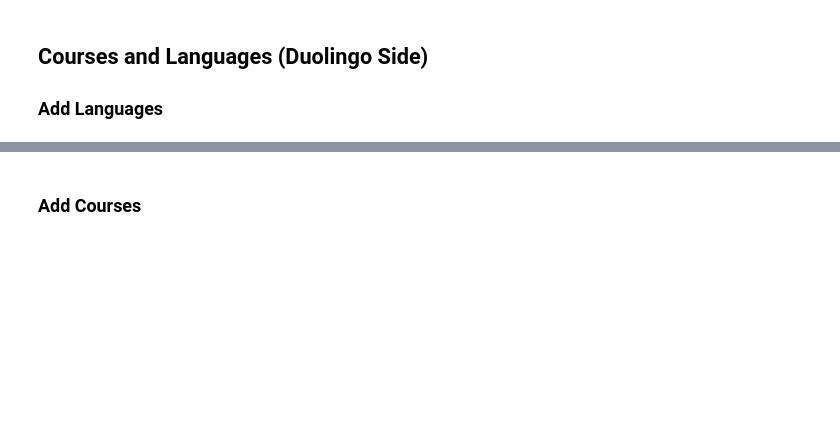
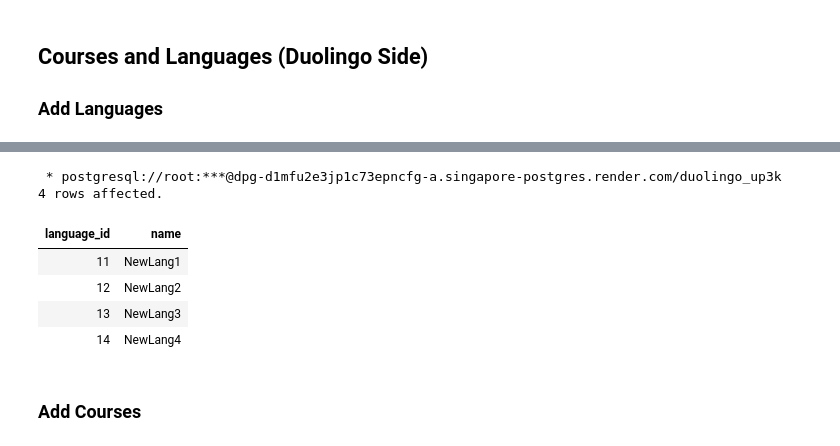
Before and after one commit to Guy-Thatchakorn/Database_foundation, a Jupyter notebook: Duolingo_Database_Final_Project.ipynb, the cells around one changed output, grey strips where cells are left out. Drawn from its saved outputs; the diff is of its cells as text; code cells hidden in the pictures; blank space fills up the shorter version.

```diff
--- a/Duolingo_Database_Final_Project.ipynb
+++ b/Duolingo_Database_Final_Project.ipynb
@@ -141,4 +140,15 @@ INSERT INTO languages (name) VALUES ('German') ON CONFLICT (name) DO NOTHING;
 []
+# %%
+%%sql
+SELECT * FROM languages WHERE name IN ('NewLang1', 'NewLang2', 'NewLang3', 'NewLang4');
+# %% [output]
+ * postgresql://root:***@dpg-d1mfu2e3jp1c73epncfg-a.singapore-postgres.render.com/duolingo_up3k
+4 rows affected.
+| language_id | name |
+| 11 | NewLang1 |
+| 12 | NewLang2 |
+| 13 | NewLang3 |
+| 14 | NewLang4 |
 # %% [markdown]
 ### Add Courses
 # %%
```
Also changed, not shown: parts of 9 cells of this notebook.
